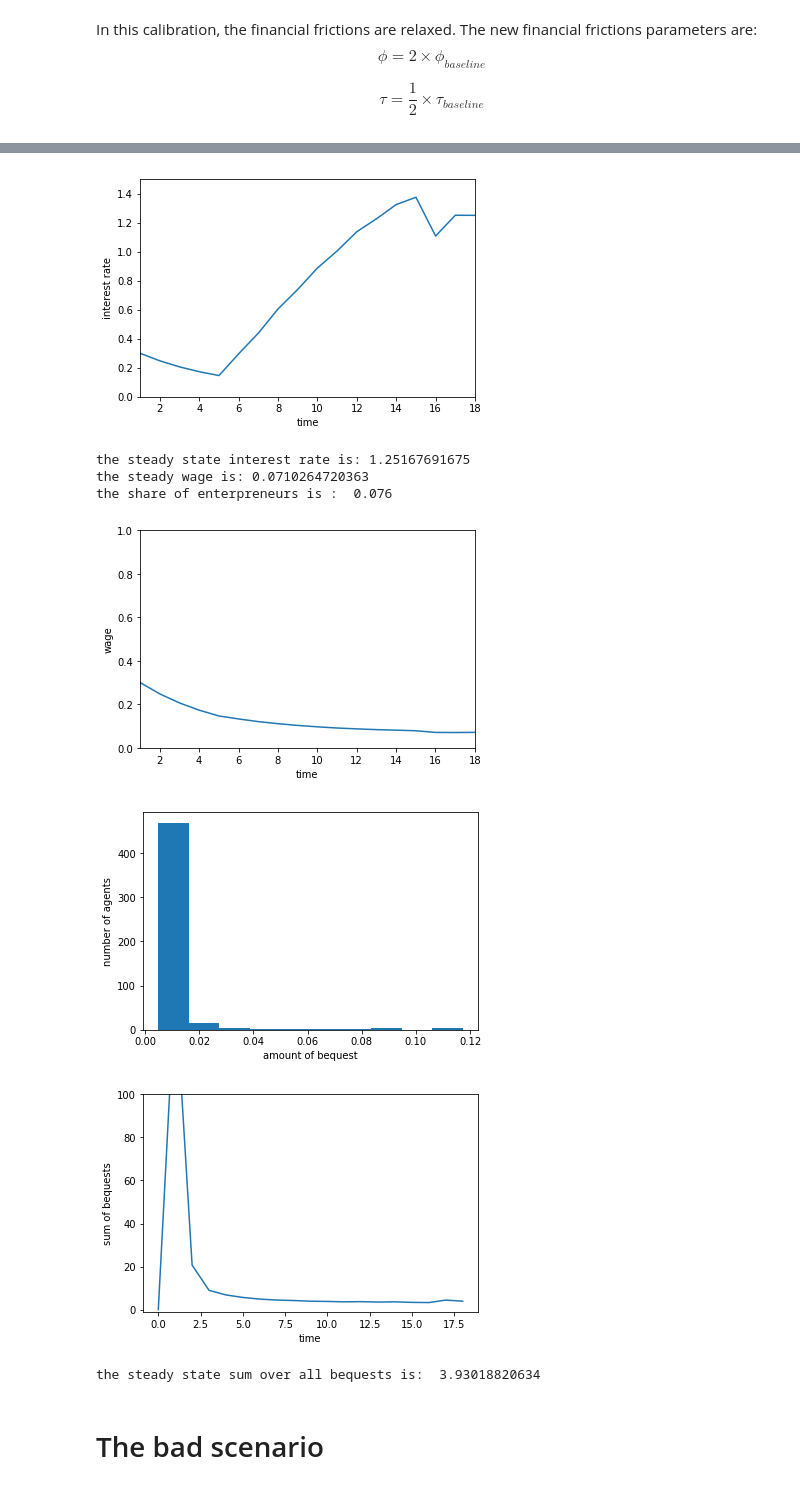
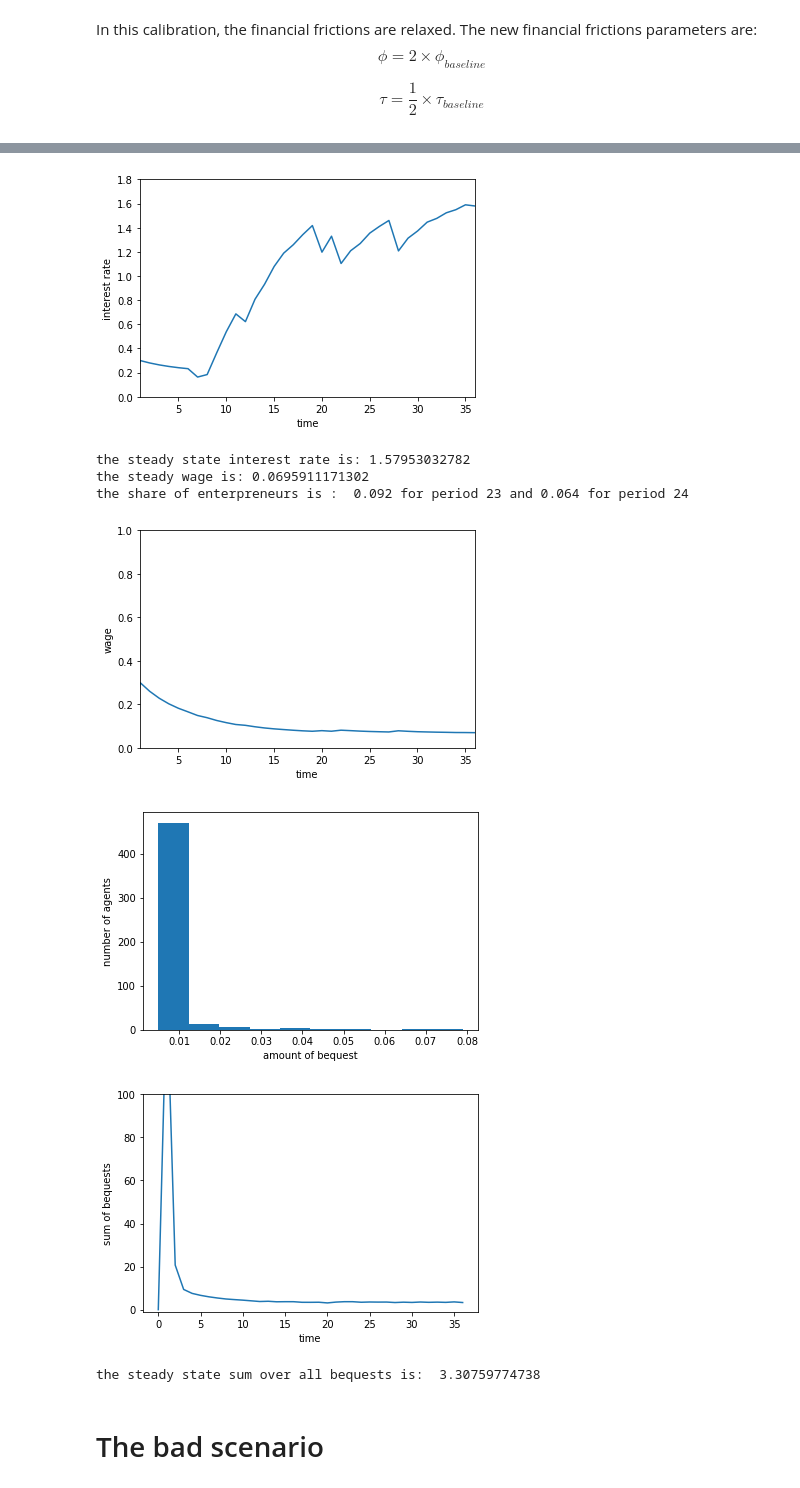
Before and after one commit to Lbuhmann/Assignments, a Jupyter notebook: Assignment.ipynb, the cells around one changed output, grey strips where cells are left out. Saved outputs shown, nothing was run; the diff lists cells and outputs as text; code cells hidden in the pictures.

```diff
--- a/Assignment.ipynb
+++ b/Assignment.ipynb
@@ -386,12 +388,17 @@ def simulation(number_agents,w0,r0,b0=0.3, tol = 0.01, max_t_loops=29):
         entind[t]=sum(ent_indicator_1[t,:])/number_agents
 
         #stop loop condition
-        if w[t]- tol < w[t+1] < w[t] +tol and r[t]- tol < r[t+1] < r[t] +tol:
+        if abs((w[t+1]-w[t])/w[t])< tol and abs((r[t+1]-r[t])/r[t]) < tol:
             print 'break'
             print t
             break
 
         if t == max_t_loops - 1:
+            break
+
+        #define non-covergence
+        if r[t+1]>10:
+            print 'non-convergence'
             break
 
         t+=1
@@ -403,6 +410,7 @@ def simulation(number_agents,w0,r0,b0=0.3, tol = 0.01, max_t_loops=29):
     #adjust the variables to final loop number
     w = w[:nn]
     r = r[:nn]
+    entind = entind[:nn]
 
 
     ndincome = ndincome[:nn,:]
@@ -552,53 +578,53 @@ plt.plot(r2)
 axes = plt.gca()
 plt.ylabel('interest rate')
 plt.xlabel('time')
-axes.set_ylim([0,1.5])
+axes.set_ylim([0,1.8])
 axes.set_xlim([1,nn2-1])
 plt.show()
 
 print "the steady state interest rate is:", r2[nn2-1]
 print "the steady wage is:", w2[nn2-1]
 
-print 'the share of enterpreneurs is : ', entind2[nn2-2]
+print 'the share of enterpreneurs is : ', entind2[nn2-3],'for period', nn-3, 'and', entind2[nn2-2], 'for period', nn-2
 
 plt.plot(w2)
 axes = plt.gca()
 plt.ylabel('wage')
 plt.xlabel('time')
 axes.set_ylim([0,1])
 axes.set_xlim([1,nn2-1])
 plt.show()
 
 
 plt.hist(ndbequests2[len(w2)-1,:])
 plt.ylabel('number of agents')
 plt.xlabel('amount of bequest')
 axes.set_xlim([1,5])
 plt.show()
 
 sumbequests = []
 for i in xrange(len(ndbequests2)):
 
     p = sum(ndbequests2[i,:])
     sumbequests.append(p)
 
 plt.plot(sumbequests)
 axes = plt.gca()
 plt.ylabel('sum of bequests')
 plt.xlabel('time')
 axes.set_ylim([-1,100])
 plt.show()
 
 print 'the steady state sum over all bequests is: ', sumbequests[nn2-1]
 # %% [output]
-[figure, old version]
+[figure, new version]
-the steady state interest rate is: 1.25167691675
-the steady wage is: 0.0710264720363
-the share of enterpreneurs is :  0.076
+the steady state interest rate is: 1.57953032782
+the steady wage is: 0.0695911171302
+the share of enterpreneurs is :  0.092 for period 23 and 0.064 for period 24
-[figure, old version]
+[figure, new version]
-[figure, old version]
+[figure, new version]
-[figure, old version]
+[figure, new version]
-the steady state sum over all bequests is:  3.93018820634
+the steady state sum over all bequests is:  3.30759774738
 # %% [markdown]
 # The bad scenario <a id='scenario3'></a>
 # %% [markdown]
```
Also changed, not shown: parts of 14 cells of this notebook.
